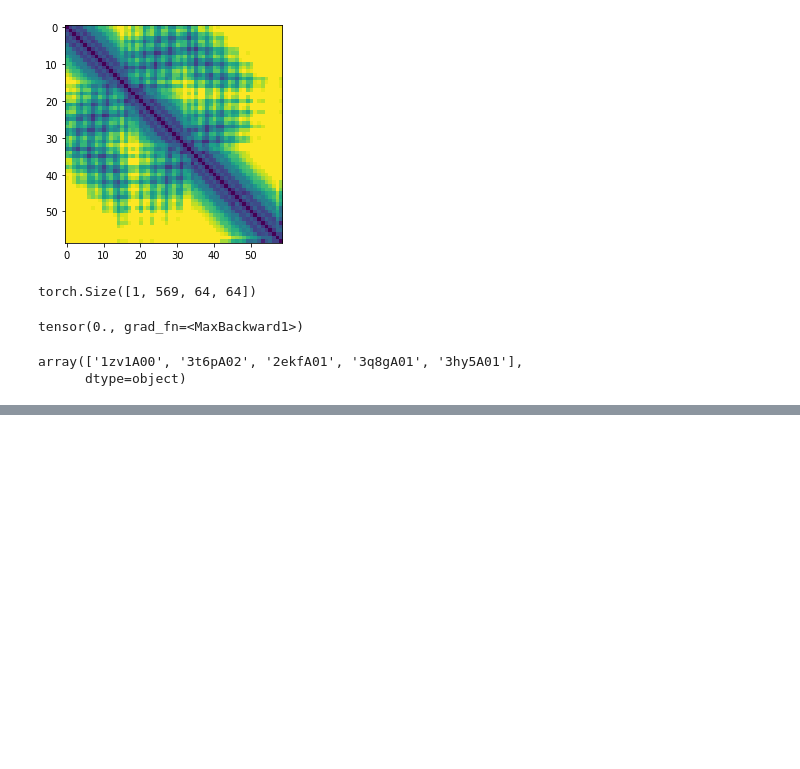
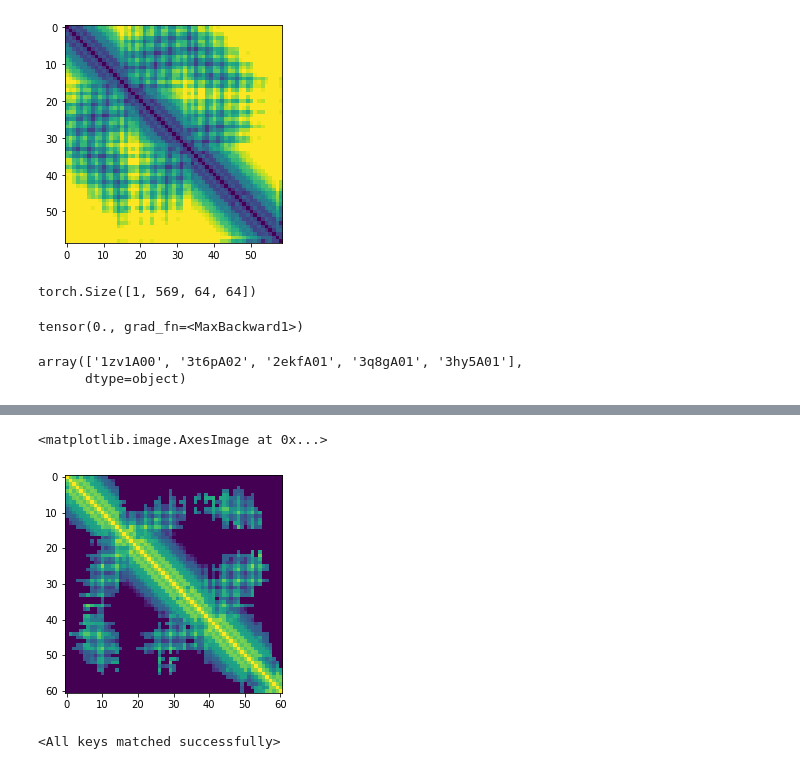
Before and after one commit to andynet/protein_folding, a Jupyter notebook: scripts/modelling_tomas/model_evaluation.ipynb, the cells around one changed output, grey strips where cells are left out. Drawn from its saved outputs; the diff is of its cells as text; code cells hidden in the pictures; blank space fills up the shorter version.

```diff
--- a/scripts/modelling_tomas/model_evaluation.ipynb
+++ b/scripts/modelling_tomas/model_evaluation.ipynb
@@ -129,0 +156,15 @@ array(['1zv1A00', '3t6pA02', '2ekfA01', '3q8gA01', '3hy5A01'],
+# %%
+p1z6m = predict_outputs(model, '1z6mA02')
+# %%
+plt.imshow(torch.argmax(p1z6m['distogram'], dim=0), cmap='viridis_r')
+# %% [output]
+<matplotlib.image.AxesImage at 0x...>
+[figure, added]
+# %%
+inc = Inception_aux()#.to('cuda')
+
+#sd = torch.load('../../steps/alphafold_results/model.pth')
+sd = torch.load('../../steps/inception_results/model.pth', map_location=torch.device('cpu'))
+inc.load_state_dict(sd['model'])
+# %% [output]
+<All keys matched successfully>
```
Also changed, not shown: parts of 10 cells of this notebook, 6 other files.
